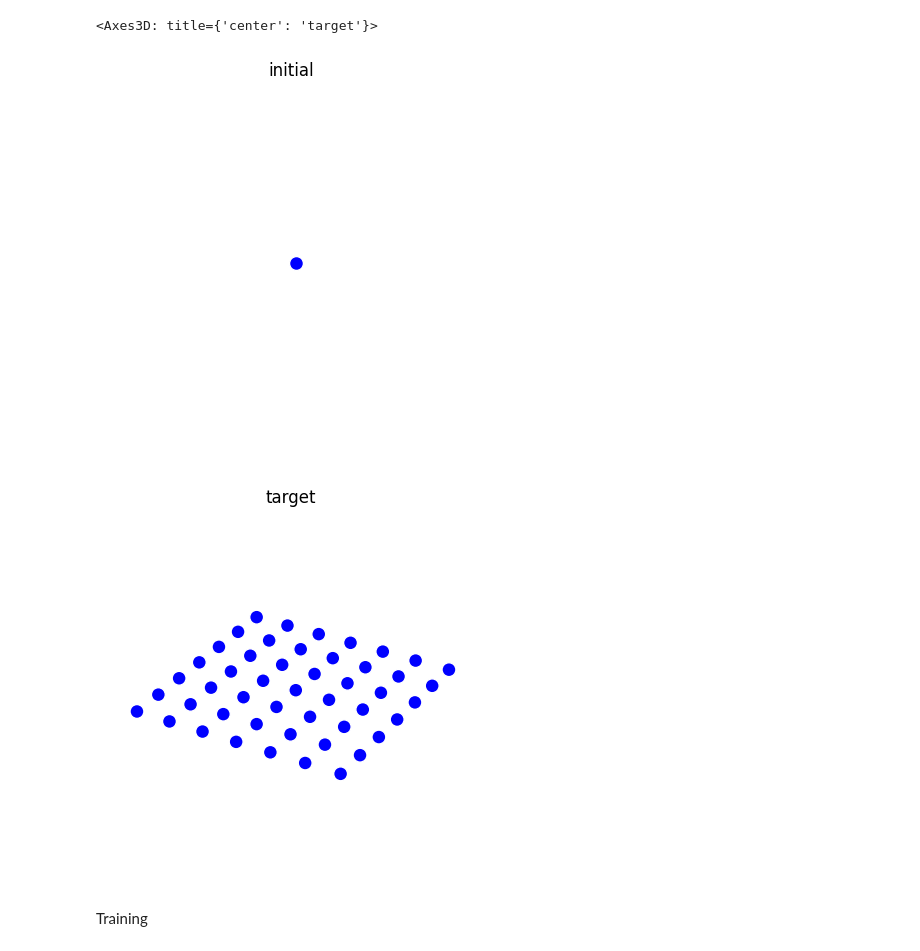
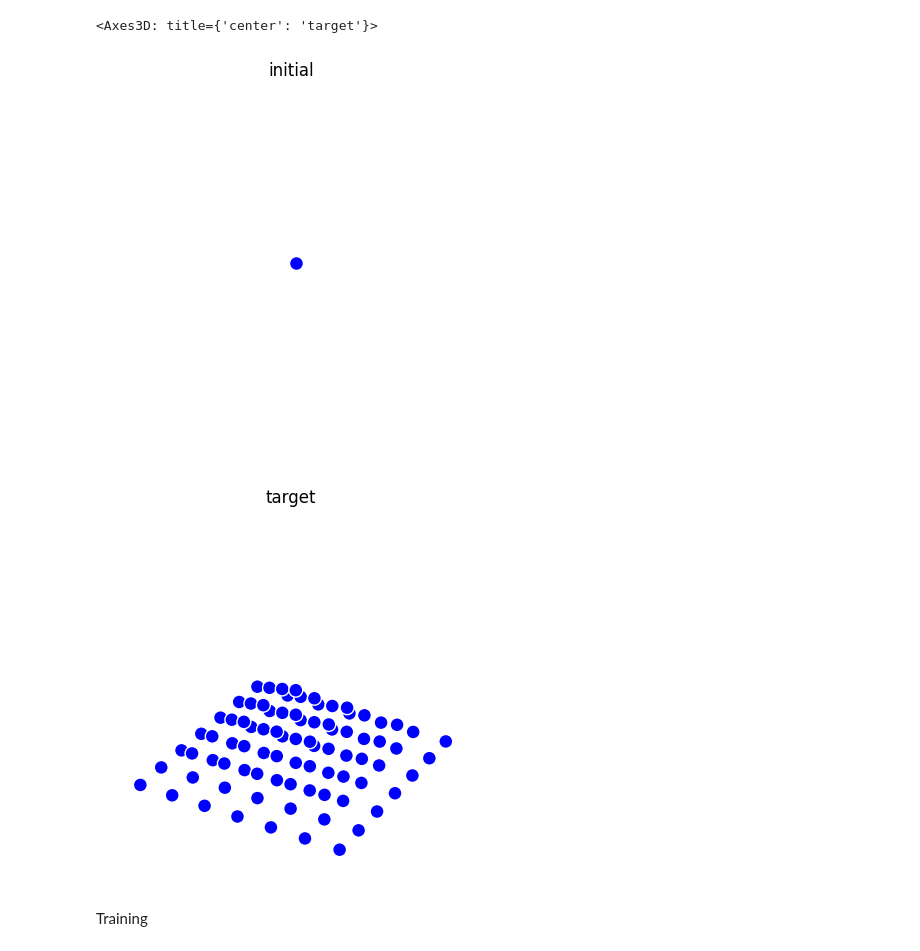
Before and after one commit to mbaranr/gnca_growing, a Jupyter notebook: notebooks/train.ipynb, the cells around one changed output. Cells and saved outputs as stored; diff of their text form; code cells hidden in the pictures.

```diff
--- a/notebooks/train.ipynb
+++ b/notebooks/train.ipynb
@@ -18,9 +19,11 @@ from utils.sample_pool import SamplePool
 # %%
-EPOCHS = 1000
+EPOCHS = 8000
 POOL_SIZE = 1024
 DEVICE = torch.device("cuda" if torch.cuda.is_available() else "cpu")
 BATCH_SIZE = 8  # number of states batched at each pool sample call
 USE_PATTERN_POOL =  True
+FORWARD_ITER_RANGE = (8, 32)
+EXTRA_CHANNELS = 8
 # %%
 length = 7
 
@@ -30,10 +33,12 @@ adj = nx.adjacency_matrix(G).toarray()
 
 seed = np.zeros(coords.shape[0])
 seed[coords.shape[0] // 2] = 1
-seed_ = np.zeros(coords.shape[0]) # second column of arbitrary attributes
-seed = np.stack((seed, seed_), axis=-1)
 
-_target = create_wall_mask(length, 1)
+for i in range(EXTRA_CHANNELS):
+    seed_ = np.zeros(coords.shape[0])
+    seed = np.column_stack((seed, seed_))
+
+_target = create_pyramid_mask(length)
 
 adj = torch.tensor(adj, dtype=torch.float32).to(DEVICE)
 seed = torch.tensor(seed, dtype=torch.float32).to(DEVICE)
@@ -47,11 +52,11 @@ optimizerG = optim.Adam(gnca.parameters(), lr=2e-3)
 pool = SamplePool(x=seed.repeat(POOL_SIZE, 1, 1))
 # torch.nn.utils.clip_grad_norm_(gnca.parameters(), max_norm=1.0) # gradient clipping
 # %%
-plot_3d_G(G, coords, "initial", transparent=True, show_edges=True, angle=30, node_alpha=seed[:, 0].to('cpu').detach().numpy(), fixed_range=True, axis_range=1)
+plot_3d_G(G, coords, "initial", transparent=True, show_edges=False, angle=30, node_alpha=seed[:, 0].to('cpu').detach().numpy(), fixed_range=True, axis_range=1)
 plot_3d_G(G, coords, "target", transparent=True, show_edges=False, angle=30, node_alpha=_target, fixed_range=True, axis_range=1)
 # %% [output]
 <Axes3D: title={'center': 'target'}>
 [figure]
-[figure, old version]
+[figure, new version]
 # %% [markdown]
 Training
```
Also changed, not shown: parts of 7 cells of this notebook, 3 other files.
